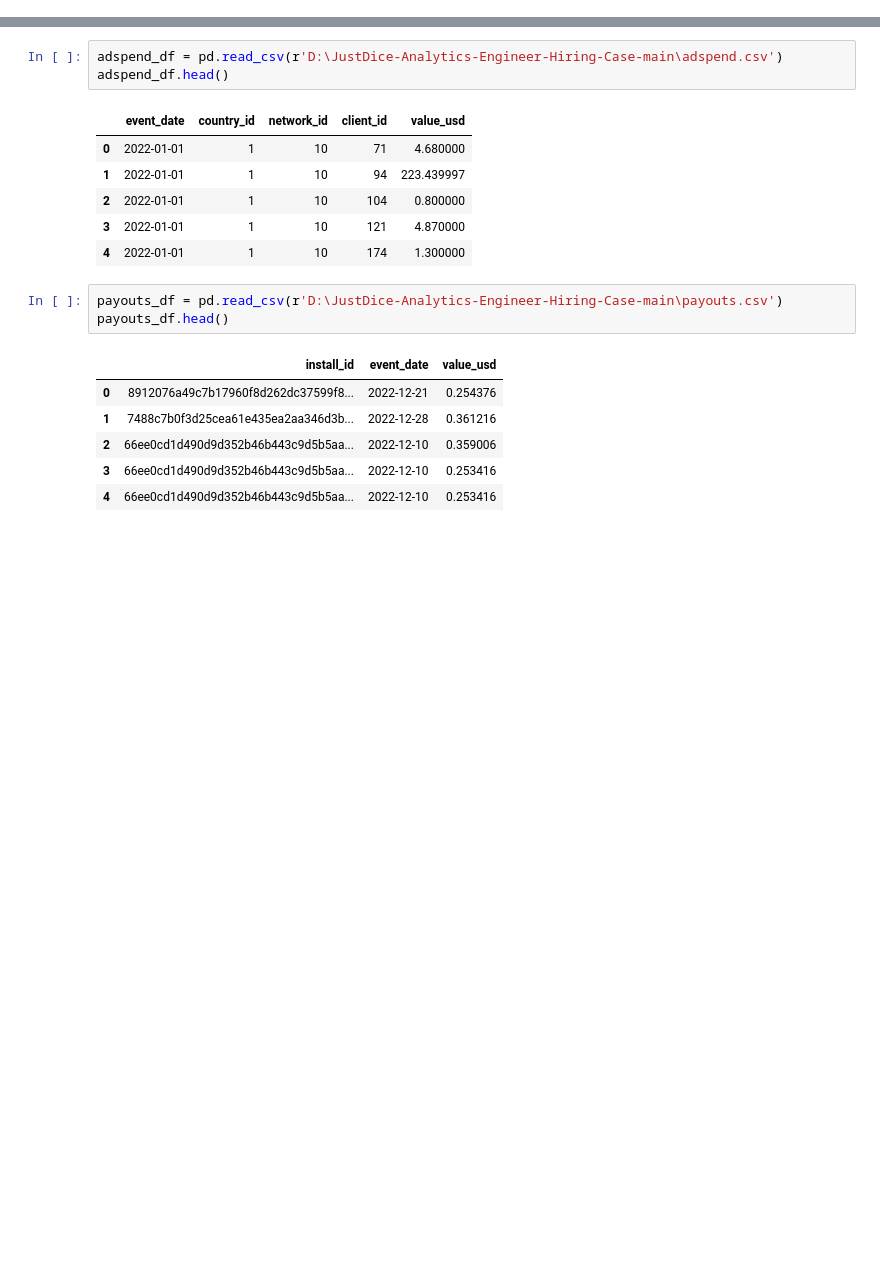
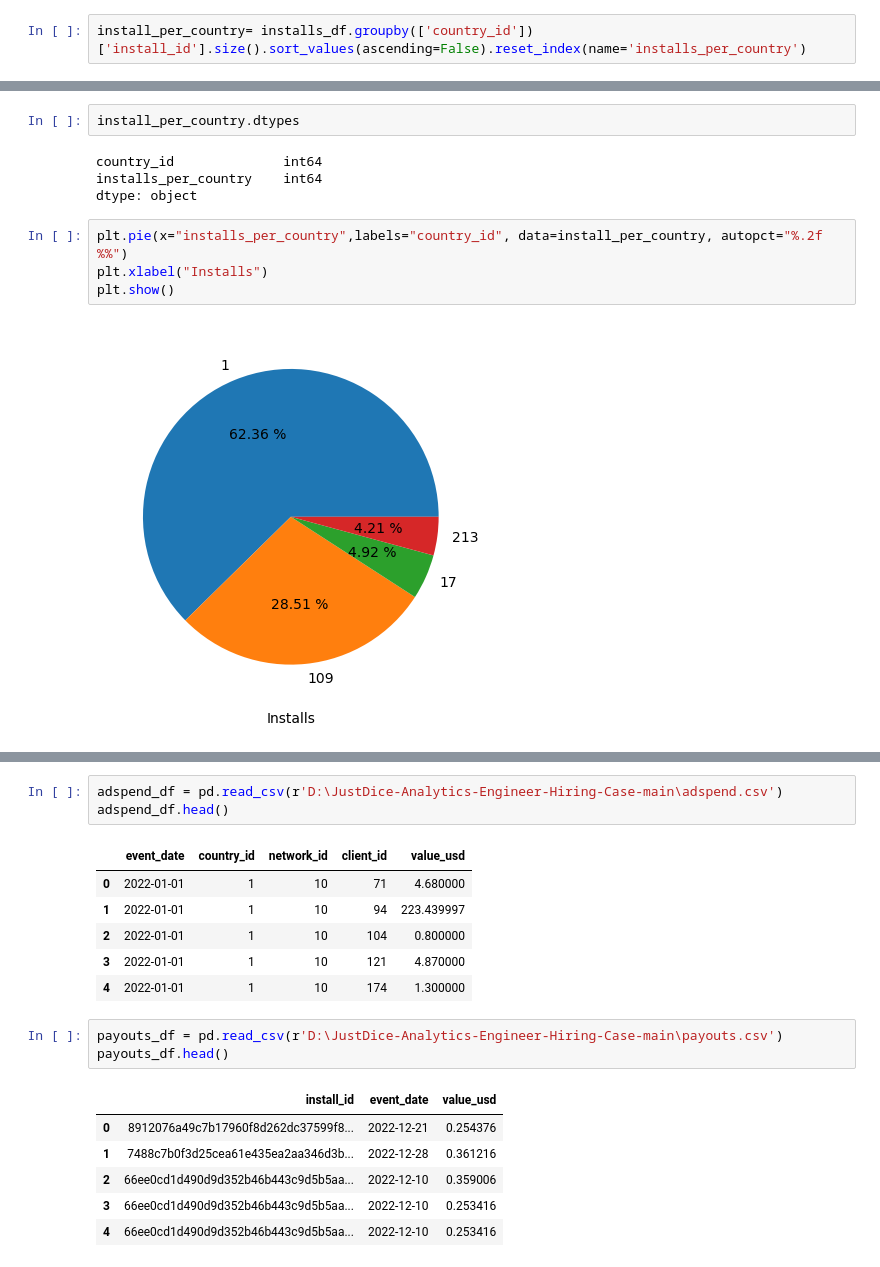
Before and after one commit to roshaan7zafar/JustDice, a Jupyter notebook: main.ipynb, the cells around one changed output, grey strips where cells are left out. Drawn from its saved outputs; the diff is of its cells as text; blank space fills up the shorter version.

Commit message:
analysis on install_csv

```diff
--- a/main.ipynb
+++ b/main.ipynb
@@ -14,0 +46,2 @@ installs_df.head()
+# %%
+install_per_country= installs_df.groupby(['country_id'])['install_id'].size().sort_values(ascending=False).reset_index(name='installs_per_country')
@@ -14,0 +74,12 @@ installs_df.head()
+# %%
+install_per_country.dtypes
+# %% [output]
+country_id              int64
+installs_per_country    int64
+dtype: object
+# %%
+plt.pie(x="installs_per_country",labels="country_id", data=install_per_country, autopct="%.2f %%")
+plt.xlabel("Installs")
+plt.show()
+# %% [output]
+[figure, added]
```
Also changed, not shown: parts of 14 cells of this notebook.
